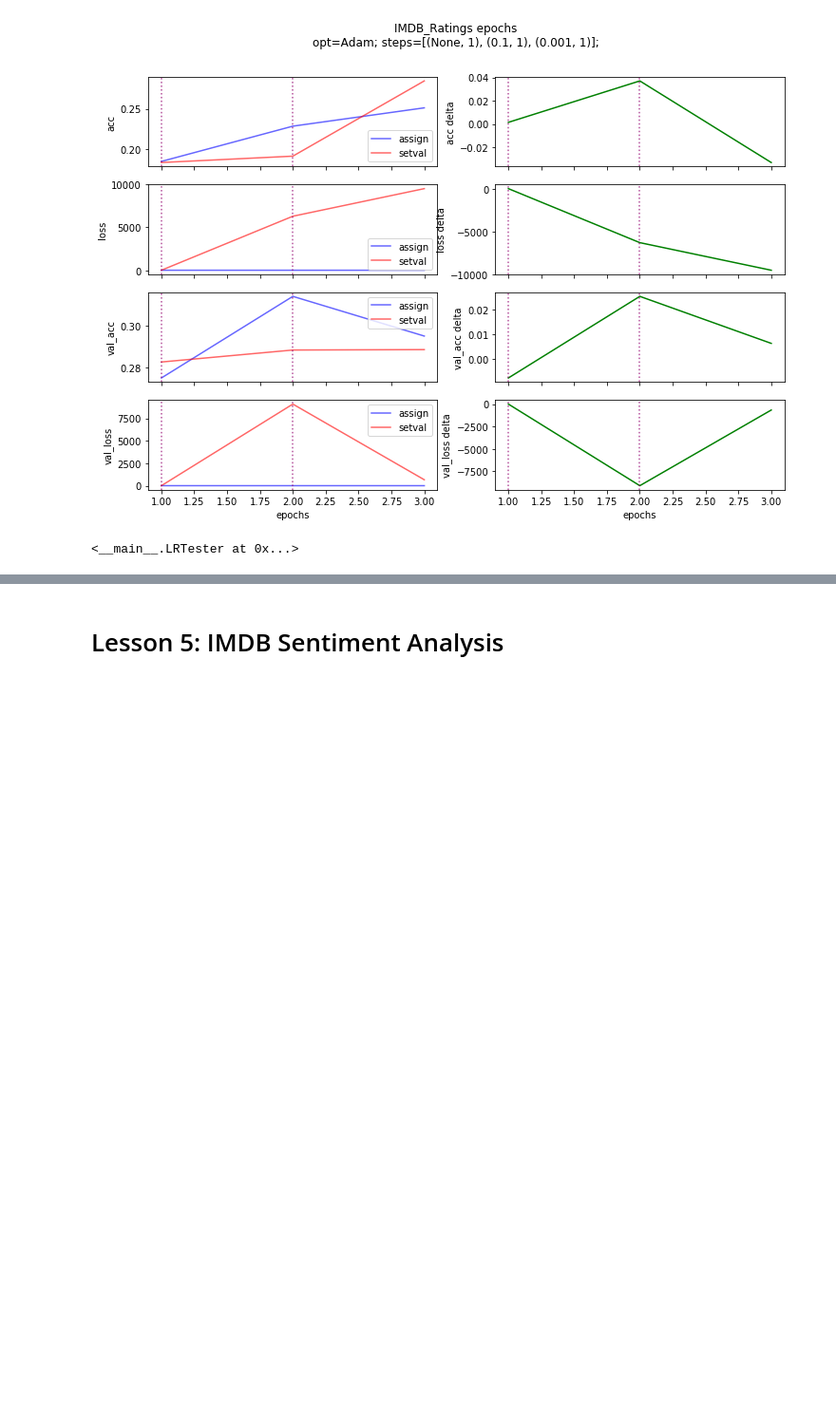
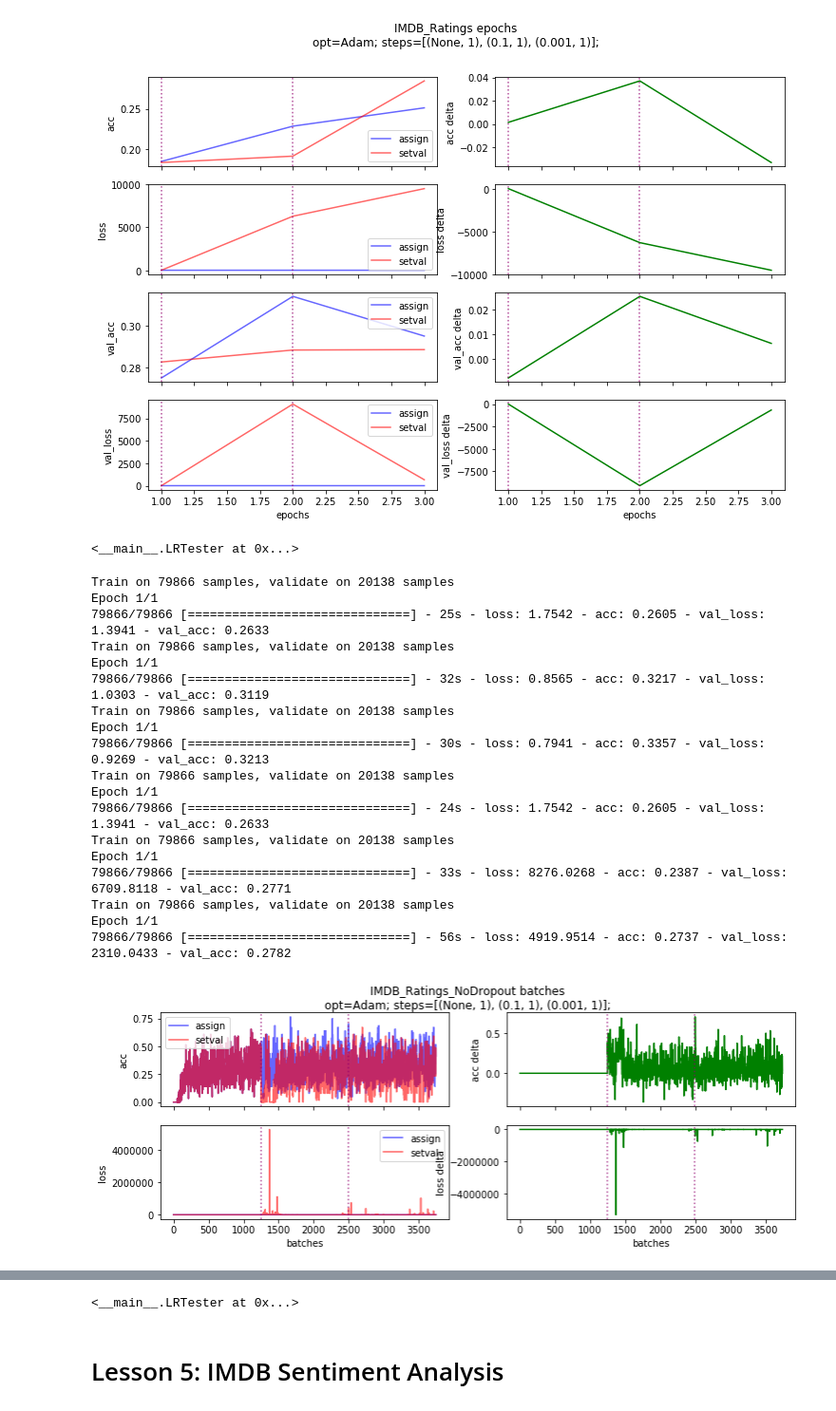
Before and after one commit to appleby/courses, a Jupyter notebook: deeplearning1/nbs/ma-learning-rate-test.ipynb, the cells around one changed output, grey strips where cells are left out. Shown at 95% size. Drawn from its saved outputs; the diff is of its cells as text; code cells hidden in the pictures; blank space fills up the shorter version.

Commit message:
Add IMDB_Ratings_NoDropout

```diff
--- a/deeplearning1/nbs/ma-learning-rate-test.ipynb
+++ b/deeplearning1/nbs/ma-learning-rate-test.ipynb
@@ -661,6 +661,27 @@ class IMDB_Ratings(object):
         model.fit([ml_trn.userId, ml_trn.movieId], ml_trn.rating,
                   validation_data=([ml_val.userId, ml_val.movieId], ml_val.rating),
                   **kwargs)
+# %%
+class IMDB_Ratings_NoDropout(object):
+    @classmethod
+    def getmodel(cls, optimizer=Adam):
+        user_in, u = embedding_input('user_in', ml_n_users, ml_n_factors, 1e-4)
+        movie_in, m = embedding_input('movie_in', ml_n_movies, ml_n_factors, 1e-4)
+        x = merge([u, m], mode='concat')
+        x = Flatten()(x)
+        x = Dropout(0.0)(x)
+        x = Dense(70, activation='relu')(x)
+        x = Dropout(0.0)(x)
+        x = Dense(1)(x)
+        model = Model([user_in, movie_in], x)
+        model.compile(optimizer=optimizer(), loss='mse', metrics=['accuracy'])
+        return model
+
+    @classmethod
+    def fitmodel(cls, model, **kwargs):
+        model.fit([ml_trn.userId, ml_trn.movieId], ml_trn.rating,
+                  validation_data=([ml_val.userId, ml_val.movieId], ml_val.rating),
+                  **kwargs)
 # %%
 LRTester(IMDB_Ratings).run(steps=[None, 0.1, 0.001]).makefigs()
 # %% [output]
@@ -685,3 +706,25 @@ Epoch 1/1
 [figure]
 [figure]
 <__main__.LRTester at 0x...>
+# %%
+LRTester(IMDB_Ratings_NoDropout).run(steps=[None, 0.1, 0.001]).makefigs()
+# %% [output]
+Train on 79866 samples, validate on 20138 samples
+Epoch 1/1
+79866/79866 [==============================] - 25s - loss: 1.7542 - acc: 0.2605 - val_loss: 1.3941 - val_acc: 0.2633
+Train on 79866 samples, validate on 20138 samples
+Epoch 1/1
+79866/79866 [==============================] - 32s - loss: 0.8565 - acc: 0.3217 - val_loss: 1.0303 - val_acc: 0.3119
+Train on 79866 samples, validate on 20138 samples
+Epoch 1/1
+79866/79866 [==============================] - 30s - loss: 0.7941 - acc: 0.3357 - val_loss: 0.9269 - val_acc: 0.3213
+Train on 79866 samples, validate on 20138 samples
+Epoch 1/1
+79866/79866 [==============================] - 24s - loss: 1.7542 - acc: 0.2605 - val_loss: 1.3941 - val_acc: 0.2633
+Train on 79866 samples, validate on 20138 samples
+Epoch 1/1
+79866/79866 [==============================] - 33s - loss: 8276.0268 - acc: 0.2387 - val_loss: 6709.8118 - val_acc: 0.2771
+Train on 79866 samples, validate on 20138 samples
+Epoch 1/1
+79866/79866 [==============================] - 56s - loss: 4919.9514 - acc: 0.2737 - val_loss: 2310.0433 - val_acc: 0.2782
+[figure, added]
@@ -688,3 +732,4 @@ Epoch 1/1
+<__main__.LRTester at 0x...>
 # %% [markdown]
 # Lesson 5: IMDB Sentiment Analysis
 # %% [markdown]
```
Also changed, not shown: parts of 1 cell of this notebook.
